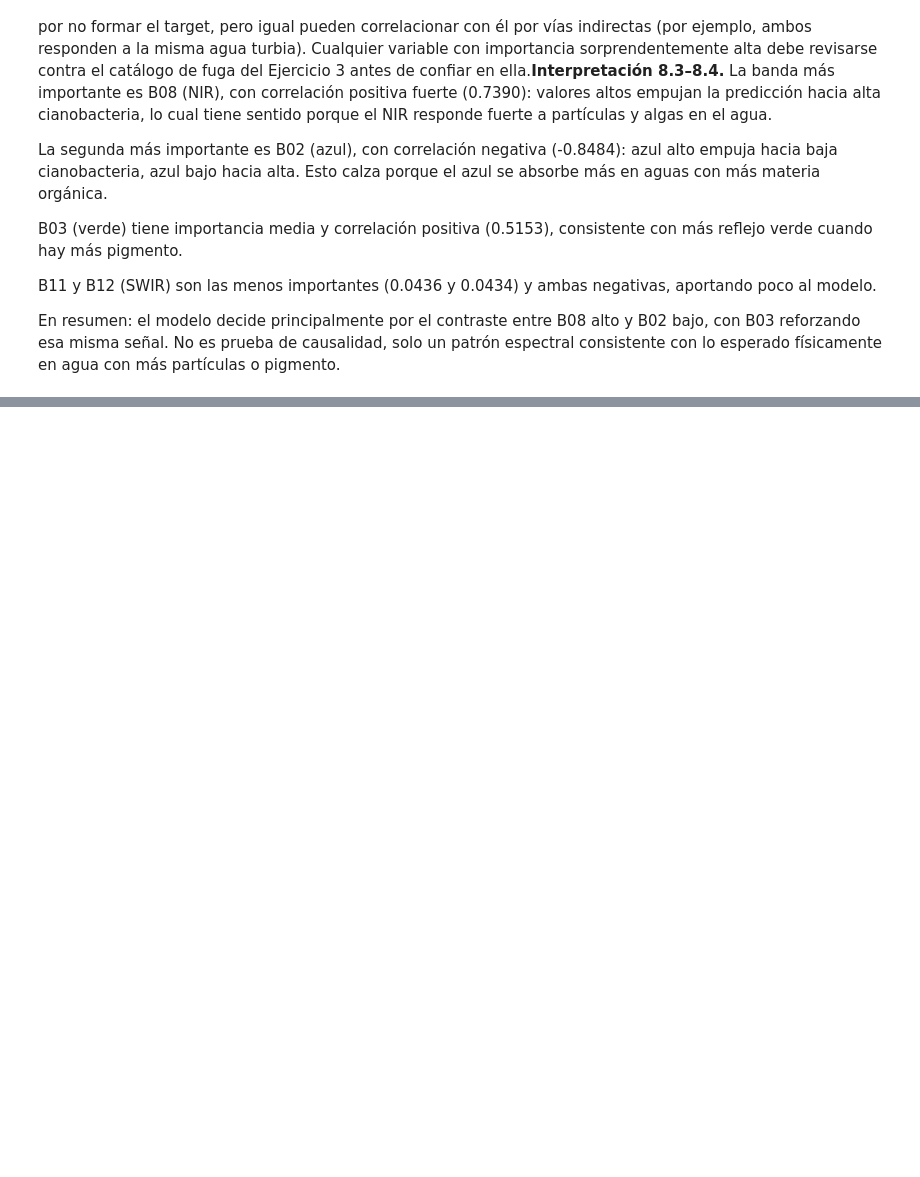
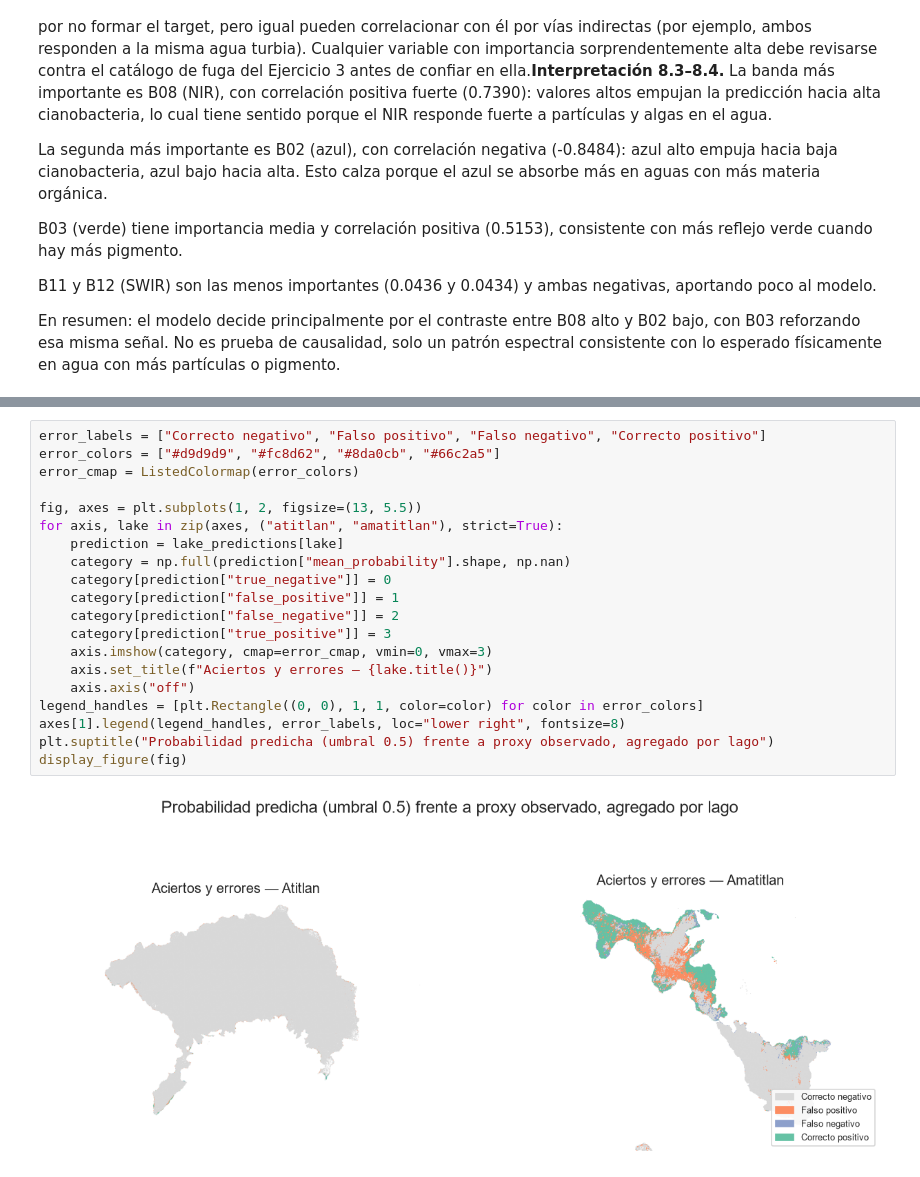
Before and after one commit to AleWWH1104/Lab4-ds, a Jupyter notebook: Lab4.ipynb, the cells around one changed output, grey strips where cells are left out. Drawn from its saved outputs; the diff is of its cells as text; blank space fills up the shorter version.

```diff
--- a/Lab4.ipynb
+++ b/Lab4.ipynb
@@ -724,0 +755,22 @@ En resumen: el modelo decide principalmente por el contraste entre B08 alto y B0
+# %%
+error_labels = ["Correcto negativo", "Falso positivo", "Falso negativo", "Correcto positivo"]
+error_colors = ["#d9d9d9", "#fc8d62", "#8da0cb", "#66c2a5"]
+error_cmap = ListedColormap(error_colors)
+
+fig, axes = plt.subplots(1, 2, figsize=(13, 5.5))
+for axis, lake in zip(axes, ("atitlan", "amatitlan"), strict=True):
+    prediction = lake_predictions[lake]
+    category = np.full(prediction["mean_probability"].shape, np.nan)
+    category[prediction["true_negative"]] = 0
+    category[prediction["false_positive"]] = 1
+    category[prediction["false_negative"]] = 2
+    category[prediction["true_positive"]] = 3
+    axis.imshow(category, cmap=error_cmap, vmin=0, vmax=3)
+    axis.set_title(f"Aciertos y errores — {lake.title()}")
+    axis.axis("off")
+legend_handles = [plt.Rectangle((0, 0), 1, 1, color=color) for color in error_colors]
+axes[1].legend(legend_handles, error_labels, loc="lower right", fontsize=8)
+plt.suptitle("Probabilidad predicha (umbral 0.5) frente a proxy observado, agregado por lago")
+display_figure(fig)
+# %% [output]
+[figure, added]
```
Also changed, not shown: parts of 5 cells of this notebook, 1 other file.
